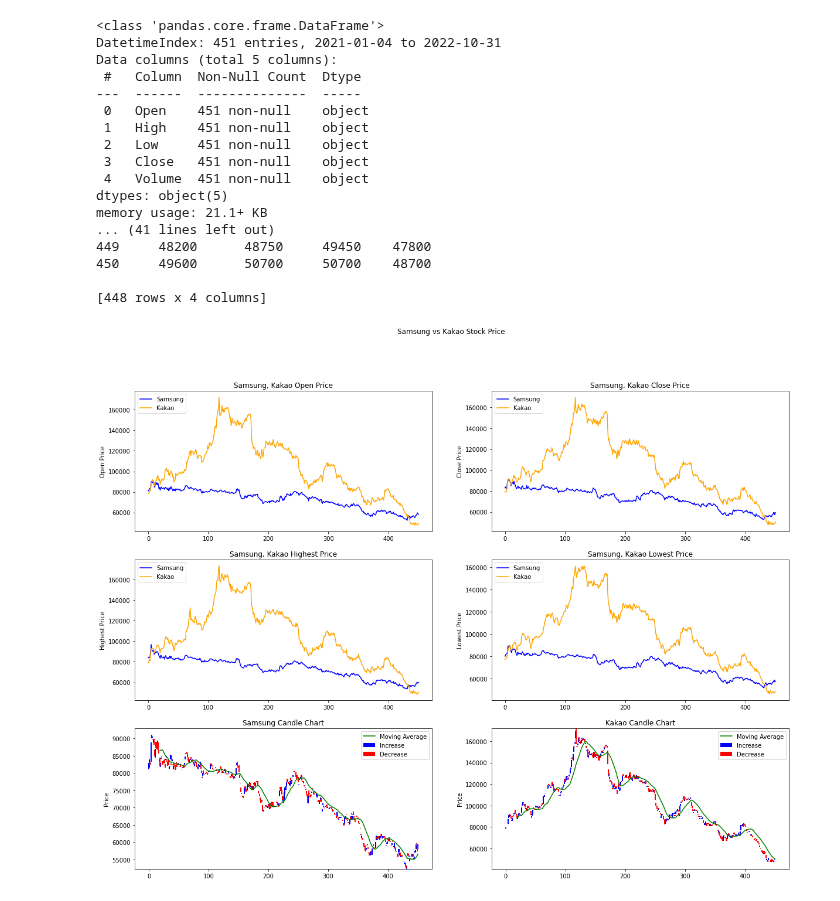
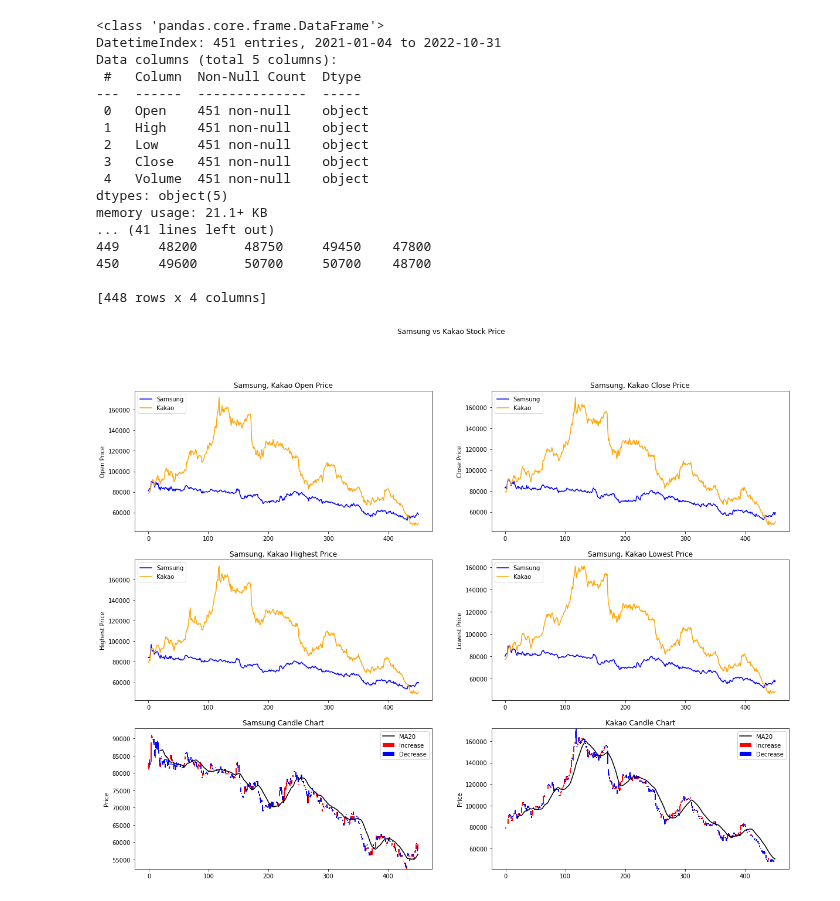
Before and after one commit to syshin0116/Study, a Jupyter notebook: Dacon/월간 데이콘 발화자의 감정인식 AI 경진대회/help_카카오 삼성 주가.ipynb, the cells around one changed output. Saved outputs shown, nothing was run; the diff lists cells and outputs as text; code cells hidden in the pictures.

Commit message:
stock

```diff
--- a/Dacon/월간 데이콘 발화자의 감정인식 AI 경진대회/help_카카오 삼성 주가.ipynb
+++ b/Dacon/월간 데이콘 발화자의 감정인식 AI 경진대회/help_카카오 삼성 주가.ipynb
@@ -108,8 +108,8 @@ sp.set_title('Samsung, Kakao Lowest Price')
 increase = stockSamsung[stockSamsung['Close_Int']>=stockSamsung['Open_Int']]
 decrease = stockSamsung[stockSamsung['Close_Int']<stockSamsung['Open_Int']]
 sp = subplot[2,0]
-sp.bar(increase.index, increase['Close_Int']-increase['Open_Int'], bottom = increase['Open_Int'], width=2, label = 'Increase', color = 'blue')
-sp.bar(decrease.index, decrease['Close_Int']-decrease['Open_Int'], bottom = decrease['Open_Int'], width=2, label = 'Decrease', color = 'red')
+sp.bar(increase.index, increase['Close_Int']-increase['Open_Int'], bottom = increase['Open_Int'], width=2, label = 'Increase', color = 'red')
+sp.bar(decrease.index, decrease['Close_Int']-decrease['Open_Int'], bottom = decrease['Open_Int'], width=2, label = 'Decrease', color = 'blue')
 
 sp.set_ylabel('Price')
 # sp.legend(loc='upper right')
@@ -119,8 +119,8 @@ sp.set_title('Samsung Candle Chart')
 increase = stockKakao[stockKakao['Close_Int']>=stockKakao['Open_Int']]
 decrease = stockKakao[stockKakao['Close_Int']<stockKakao['Open_Int']]
 sp = subplot[2,1]
-sp.bar(increase.index, increase['Close_Int']-increase['Open_Int'], bottom = increase['Open_Int'], width=2, label = 'Increase', color = 'blue')
-sp.bar(decrease.index, decrease['Close_Int']-decrease['Open_Int'], bottom = decrease['Open_Int'], width=2, label = 'Decrease', color = 'red')
+sp.bar(increase.index, increase['Close_Int']-increase['Open_Int'], bottom = increase['Open_Int'], width=2, label = 'Increase', color = 'red')
+sp.bar(decrease.index, decrease['Close_Int']-decrease['Open_Int'], bottom = decrease['Open_Int'], width=2, label = 'Decrease', color = 'blue')
 
 sp.set_ylabel('Price')
 # sp.legend(loc='upper right')
@@ -129,34 +129,34 @@ sp.set_title('Kakao Candle Chart')
 # [2.0] Samsung 주가의 20일 평균 이평선(Moving Average)
 stockSamsung['평균이평선'] = stockSamsung['Close_Int'].rolling(window=20).mean()
 sp = subplot[2,0]
-sp.plot(stockSamsung.index, stockSamsung['평균이평선'], label = 'Moving Average', color = 'green')
+sp.plot(stockSamsung.index, stockSamsung['평균이평선'], label = 'MA20', color = 'black')
 sp.legend(loc='upper right')
 
 
 # [2.1] Kakao 주가의 20일 평균 이평선(Moving Average)
 stockKakao['평균이평선'] = stockKakao['Close_Int'].rolling(window=20).mean()
 sp = subplot[2,1]
-sp.plot(stockKakao.index, stockKakao['평균이평선'], label = 'Moving Average', color = 'green')
+sp.plot(stockKakao.index, stockKakao['평균이평선'], label = 'MA20', color = 'black')
 sp.legend(loc='upper right')
 
 
 plt.show()
 # %% [output]
 <class 'pandas.core.frame.DataFrame'>
 DatetimeIndex: 451 entries, 2021-01-04 to 2022-10-31
 Data columns (total 5 columns):
  #   Column  Non-Null Count  Dtype
 ---  ------  --------------  -----
  0   Open    451 non-null    object
  1   High    451 non-null    object
  2   Low     451 non-null    object
  3   Close   451 non-null    object
  4   Volume  451 non-null    object
 dtypes: object(5)
 memory usage: 21.1+ KB
 ... (41 lines left out)
 449     48200      48750     49450    47800
 450     49600      50700     50700    48700
 
 [448 rows x 4 columns]
-[figure, old version]
+[figure, new version]
```
